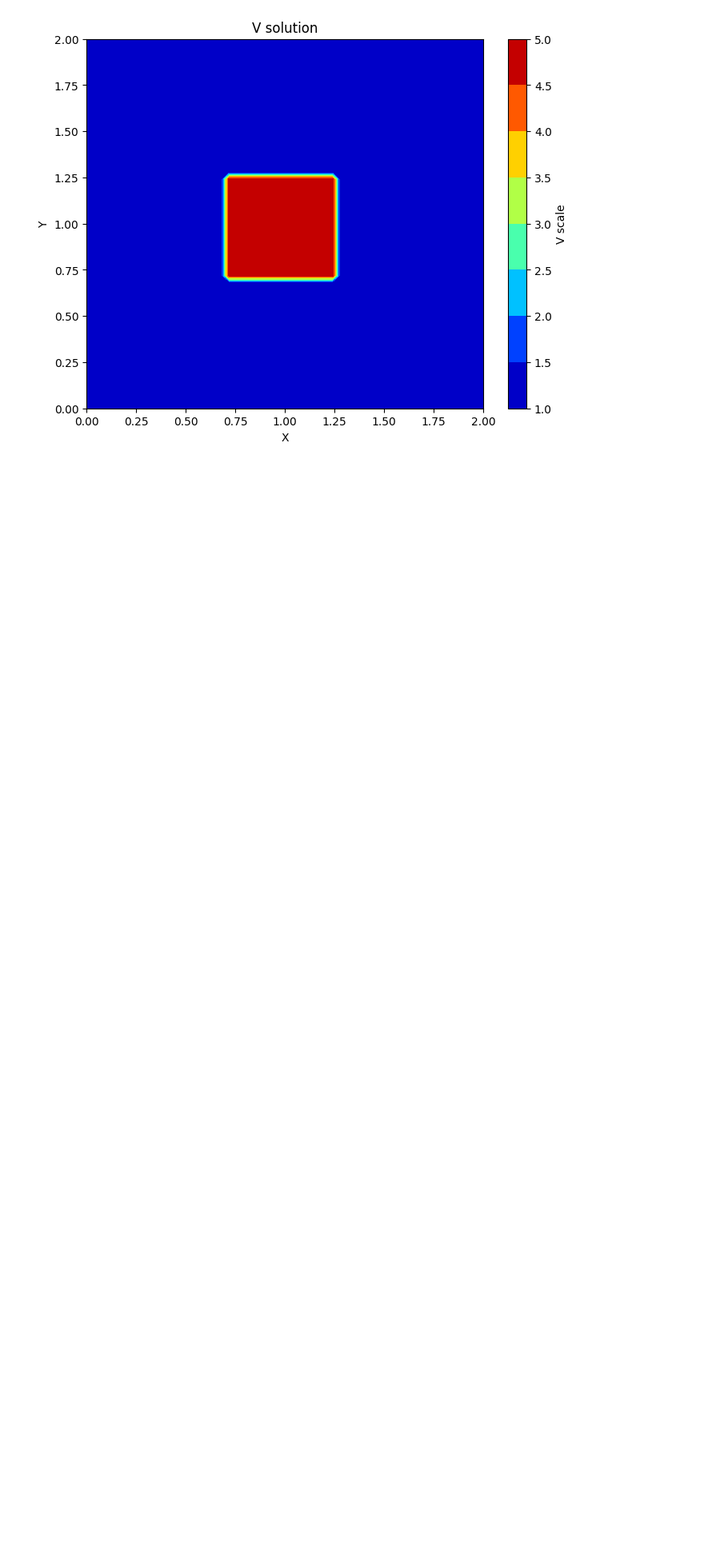
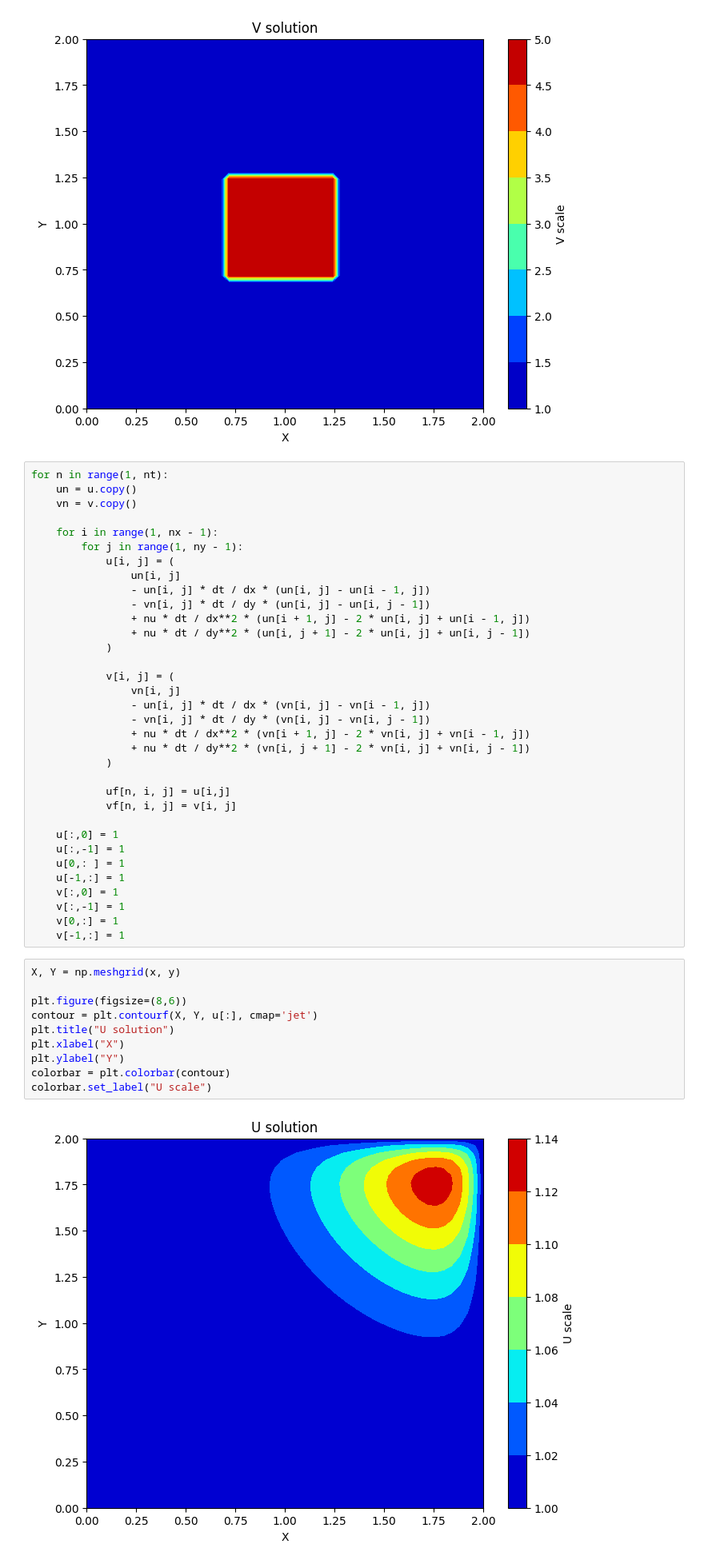
Before and after one commit to HanielUlises/Computational-PDEs, a Jupyter notebook: 2D Burgers' Equation/burgers_2d_main.ipynb, the cells around one changed output. Shown at 80% size. Saved outputs shown, nothing was run; the diff lists cells and outputs as text; blank space fills up the shorter version.

```diff
--- a/2D Burgers' Equation/burgers_2d_main.ipynb
+++ b/2D Burgers' Equation/burgers_2d_main.ipynb
@@ -64,3 +64,49 @@ colorbar = plt.colorbar(contour)
 colorbar.set_label("V scale")
 # %% [output]
 [figure]
+# %%
+for n in range(1, nt):
+    un = u.copy()
+    vn = v.copy()
+
+    for i in range(1, nx - 1):
+        for j in range(1, ny - 1):
+            u[i, j] = (
+                un[i, j]
+                - un[i, j] * dt / dx * (un[i, j] - un[i - 1, j])
+                - vn[i, j] * dt / dy * (un[i, j] - un[i, j - 1])
+                + nu * dt / dx**2 * (un[i + 1, j] - 2 * un[i, j] + un[i - 1, j])
+                + nu * dt / dy**2 * (un[i, j + 1] - 2 * un[i, j] + un[i, j - 1])
+            )
+
+            v[i, j] = (
+                vn[i, j]
+                - un[i, j] * dt / dx * (vn[i, j] - vn[i - 1, j])
+                - vn[i, j] * dt / dy * (vn[i, j] - vn[i, j - 1])
+                + nu * dt / dx**2 * (vn[i + 1, j] - 2 * vn[i, j] + vn[i - 1, j])
+                + nu * dt / dy**2 * (vn[i, j + 1] - 2 * vn[i, j] + vn[i, j - 1])
+            )
+
+            uf[n, i, j] = u[i,j]
+            vf[n, i, j] = v[i, j]
+
+    u[:,0] = 1
+    u[:,-1] = 1
+    u[0,: ] = 1
+    u[-1,:] = 1
+    v[:,0] = 1
+    v[:,-1] = 1
+    v[0,:] = 1
+    v[-1,:] = 1
+# %%
+X, Y = np.meshgrid(x, y)
+
+plt.figure(figsize=(8,6))
+contour = plt.contourf(X, Y, u[:], cmap='jet')
+plt.title("U solution")
+plt.xlabel("X")
+plt.ylabel("Y")
+colorbar = plt.colorbar(contour)
+colorbar.set_label("U scale")
+# %% [output]
+[figure, added]
```
Also changed, not shown: parts of 1 cell of this notebook.
